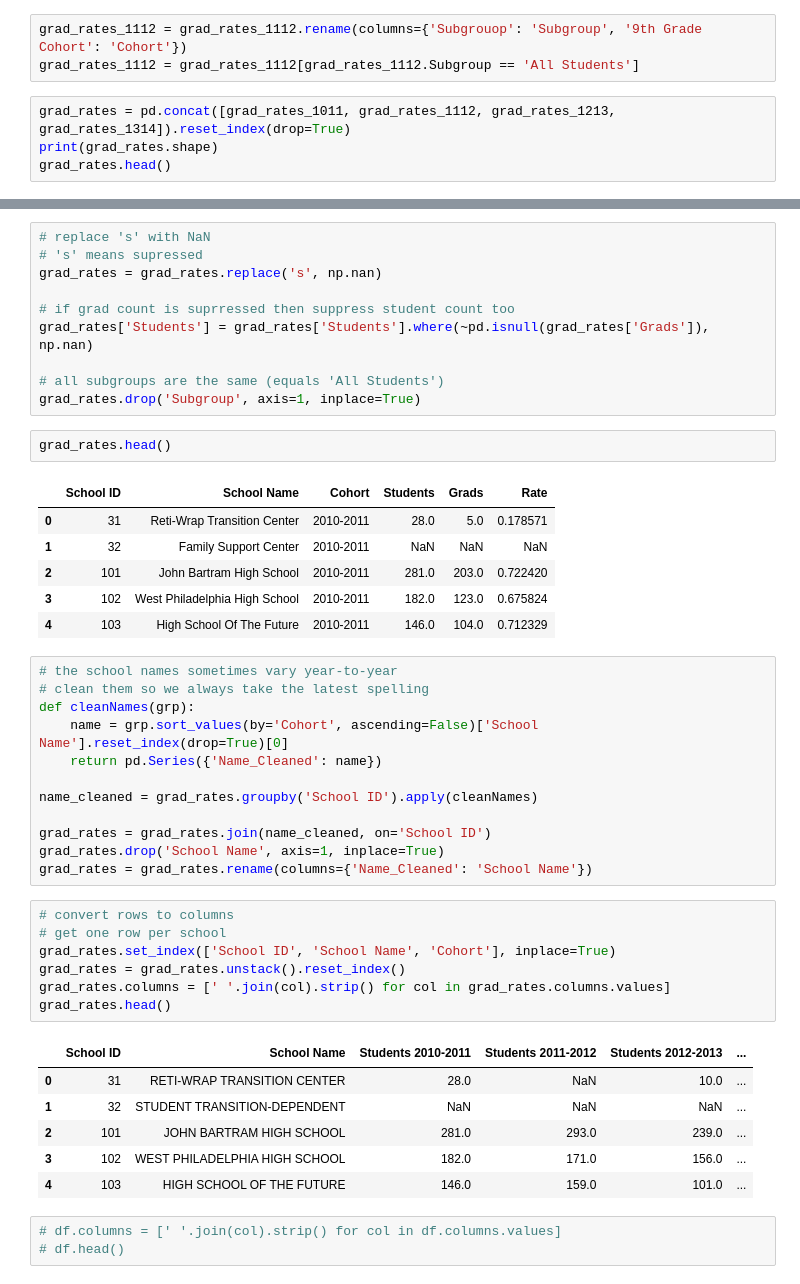
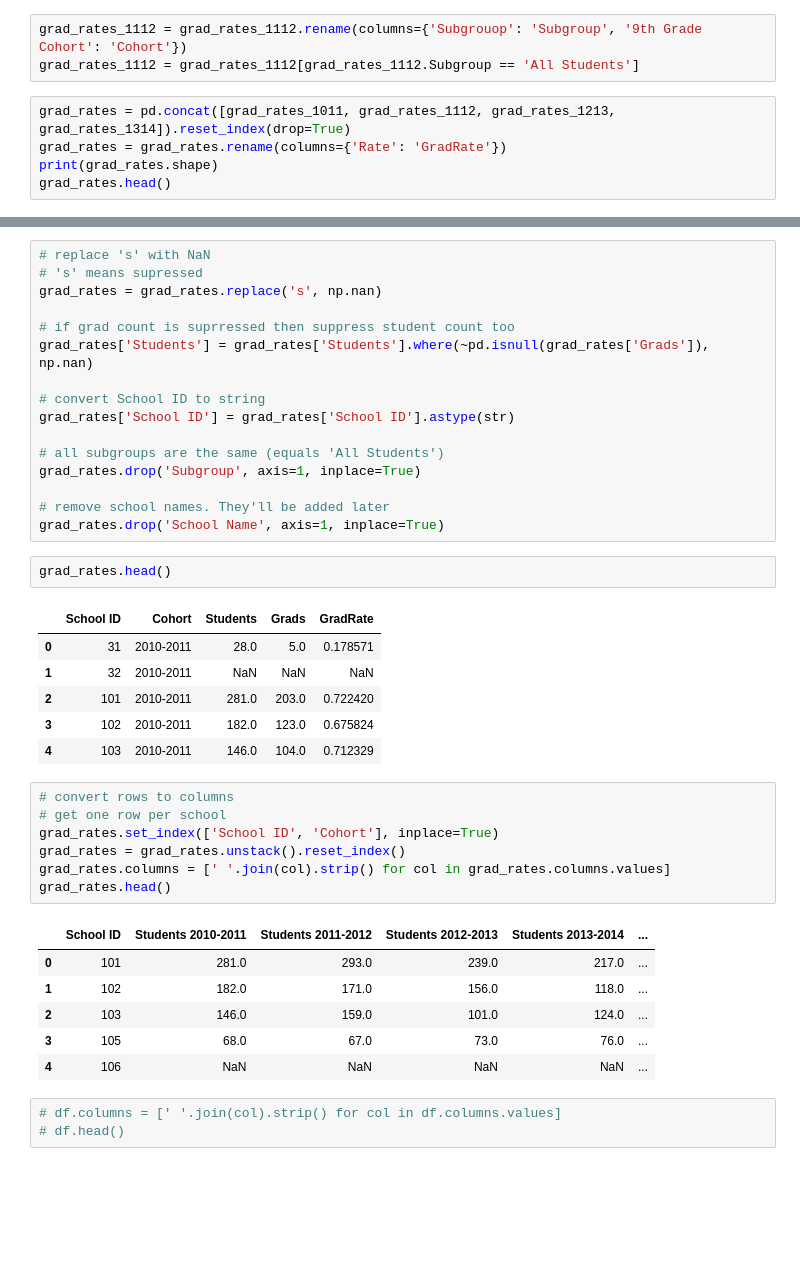
Before and after one commit to benattix/philly-schools, a Jupyter notebook: merge_data.ipynb, the cells around one changed output, grey strips where cells are left out. Saved outputs shown, nothing was run; the diff lists cells and outputs as text; blank space fills up the shorter version.

```diff
--- a/merge_data.ipynb
+++ b/merge_data.ipynb
@@ -20,6 +22,7 @@ grad_rates_1112 = grad_rates_1112.rename(columns={'Subgrouop': 'Subgroup', '9th
 grad_rates_1112 = grad_rates_1112[grad_rates_1112.Subgroup == 'All Students']
 # %%
 grad_rates = pd.concat([grad_rates_1011, grad_rates_1112, grad_rates_1213, grad_rates_1314]).reset_index(drop=True)
+grad_rates = grad_rates.rename(columns={'Rate': 'GradRate'})
 print(grad_rates.shape)
 grad_rates.head()
 # %% [output]
@@ -38,43 +41,37 @@ grad_rates = grad_rates.replace('s', np.nan)
 # if grad count is suprressed then suppress student count too
 grad_rates['Students'] = grad_rates['Students'].where(~pd.isnull(grad_rates['Grads']), np.nan)
 
+# convert School ID to string
+grad_rates['School ID'] = grad_rates['School ID'].astype(str)
+
 # all subgroups are the same (equals 'All Students')
 grad_rates.drop('Subgroup', axis=1, inplace=True)
+
+# remove school names. They'll be added later
+grad_rates.drop('School Name', axis=1, inplace=True)
 # %%
 grad_rates.head()
 # %% [output]
-|  | School ID | School Name | Cohort | Students | Grads | Rate |
-| 0 | 31 | Reti-Wrap Transition Center | 2010-2011 | 28.0 | 5.0 | 0.178571 |
-| 1 | 32 | Family Support Center | 2010-2011 | NaN | NaN | NaN |
-| 2 | 101 | John Bartram High School | 2010-2011 | 281.0 | 203.0 | 0.722420 |
-| 3 | 102 | West Philadelphia High School | 2010-2011 | 182.0 | 123.0 | 0.675824 |
-| 4 | 103 | High School Of The Future | 2010-2011 | 146.0 | 104.0 | 0.712329 |
+|  | School ID | Cohort | Students | Grads | GradRate |
+| 0 | 31 | 2010-2011 | 28.0 | 5.0 | 0.178571 |
+| 1 | 32 | 2010-2011 | NaN | NaN | NaN |
+| 2 | 101 | 2010-2011 | 281.0 | 203.0 | 0.722420 |
+| 3 | 102 | 2010-2011 | 182.0 | 123.0 | 0.675824 |
+| 4 | 103 | 2010-2011 | 146.0 | 104.0 | 0.712329 |
-# %%
-# the school names sometimes vary year-to-year
-# clean them so we always take the latest spelling
-def cleanNames(grp):
-    name = grp.sort_values(by='Cohort', ascending=False)['School Name'].reset_index(drop=True)[0]
-    return pd.Series({'Name_Cleaned': name})
-
-name_cleaned = grad_rates.groupby('School ID').apply(cleanNames)
-
-grad_rates = grad_rates.join(name_cleaned, on='School ID')
-grad_rates.drop('School Name', axis=1, inplace=True)
-grad_rates = grad_rates.rename(columns={'Name_Cleaned': 'School Name'})
 # %%
 # convert rows to columns
 # get one row per school
-grad_rates.set_index(['School ID', 'School Name', 'Cohort'], inplace=True)
+grad_rates.set_index(['School ID', 'Cohort'], inplace=True)
 grad_rates = grad_rates.unstack().reset_index()
 grad_rates.columns = [' '.join(col).strip() for col in grad_rates.columns.values]
 grad_rates.head()
 # %% [output]
-|  | School ID | School Name | Students 2010-2011 | Students 2011-2012 | Students 2012-2013 | ... |
-| 0 | 31 | RETI-WRAP TRANSITION CENTER | 28.0 | NaN | 10.0 | ... |
-| 1 | 32 | STUDENT TRANSITION-DEPENDENT | NaN | NaN | NaN | ... |
-| 2 | 101 | JOHN BARTRAM HIGH SCHOOL | 281.0 | 293.0 | 239.0 | ... |
-| 3 | 102 | WEST PHILADELPHIA HIGH SCHOOL | 182.0 | 171.0 | 156.0 | ... |
-| 4 | 103 | HIGH SCHOOL OF THE FUTURE | 146.0 | 159.0 | 101.0 | ... |
+|  | School ID | Students 2010-2011 | Students 2011-2012 | Students 2012-2013 | Students 2013-2014 | ... |
+| 0 | 101 | 281.0 | 293.0 | 239.0 | 217.0 | ... |
+| 1 | 102 | 182.0 | 171.0 | 156.0 | 118.0 | ... |
+| 2 | 103 | 146.0 | 159.0 | 101.0 | 124.0 | ... |
+| 3 | 105 | 68.0 | 67.0 | 73.0 | 76.0 | ... |
+| 4 | 106 | NaN | NaN | NaN | NaN | ... |
 # %%
 # df.columns = [' '.join(col).strip() for col in df.columns.values]
 # df.head()
```
Also changed, not shown: parts of 22 cells of this notebook, 4 other files.
